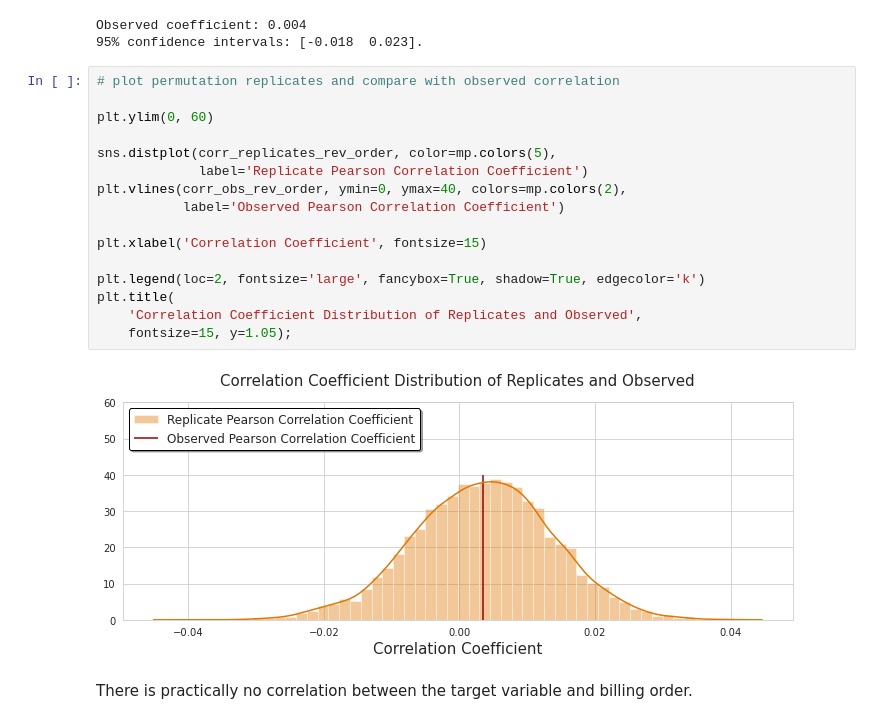
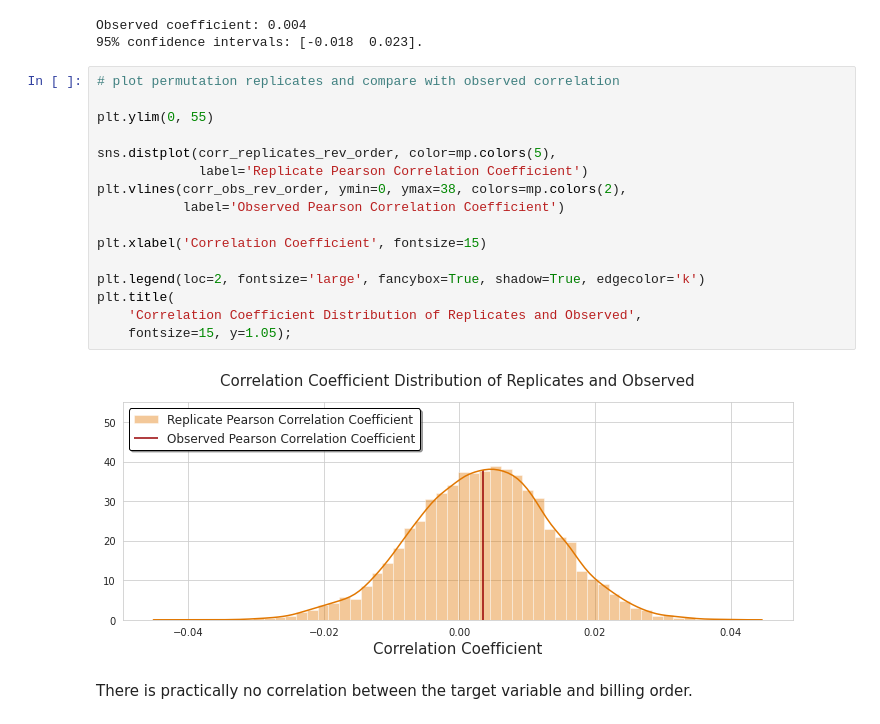
Before and after one commit to christianspybrook/movie_actor_tree_ensembles, a Jupyter notebook: statistical_analysis/capstone2_statistical_analysis.ipynb, the cells around one changed output. Saved outputs shown, nothing was run; the diff lists cells and outputs as text.

```diff
--- a/statistical_analysis/capstone2_statistical_analysis.ipynb
+++ b/statistical_analysis/capstone2_statistical_analysis.ipynb
@@ -881,21 +881,21 @@ Observed coefficient: 0.004
 # %%
 # plot permutation replicates and compare with observed correlation
 
-plt.ylim(0, 60)
+plt.ylim(0, 55)
 
 sns.distplot(corr_replicates_rev_order, color=mp.colors(5),
              label='Replicate Pearson Correlation Coefficient')
-plt.vlines(corr_obs_rev_order, ymin=0, ymax=40, colors=mp.colors(2),
+plt.vlines(corr_obs_rev_order, ymin=0, ymax=38, colors=mp.colors(2),
            label='Observed Pearson Correlation Coefficient')
 
 plt.xlabel('Correlation Coefficient', fontsize=15)
 
 plt.legend(loc=2, fontsize='large', fancybox=True, shadow=True, edgecolor='k')
 plt.title(
     'Correlation Coefficient Distribution of Replicates and Observed',
     fontsize=15, y=1.05);
 # %% [output]
-[figure, old version]
+[figure, new version]
 # %% [markdown]
 There is practically no correlation between the target variable and billing order.
 # %% [markdown]
```
Also changed, not shown: parts of 7 cells of this notebook.
